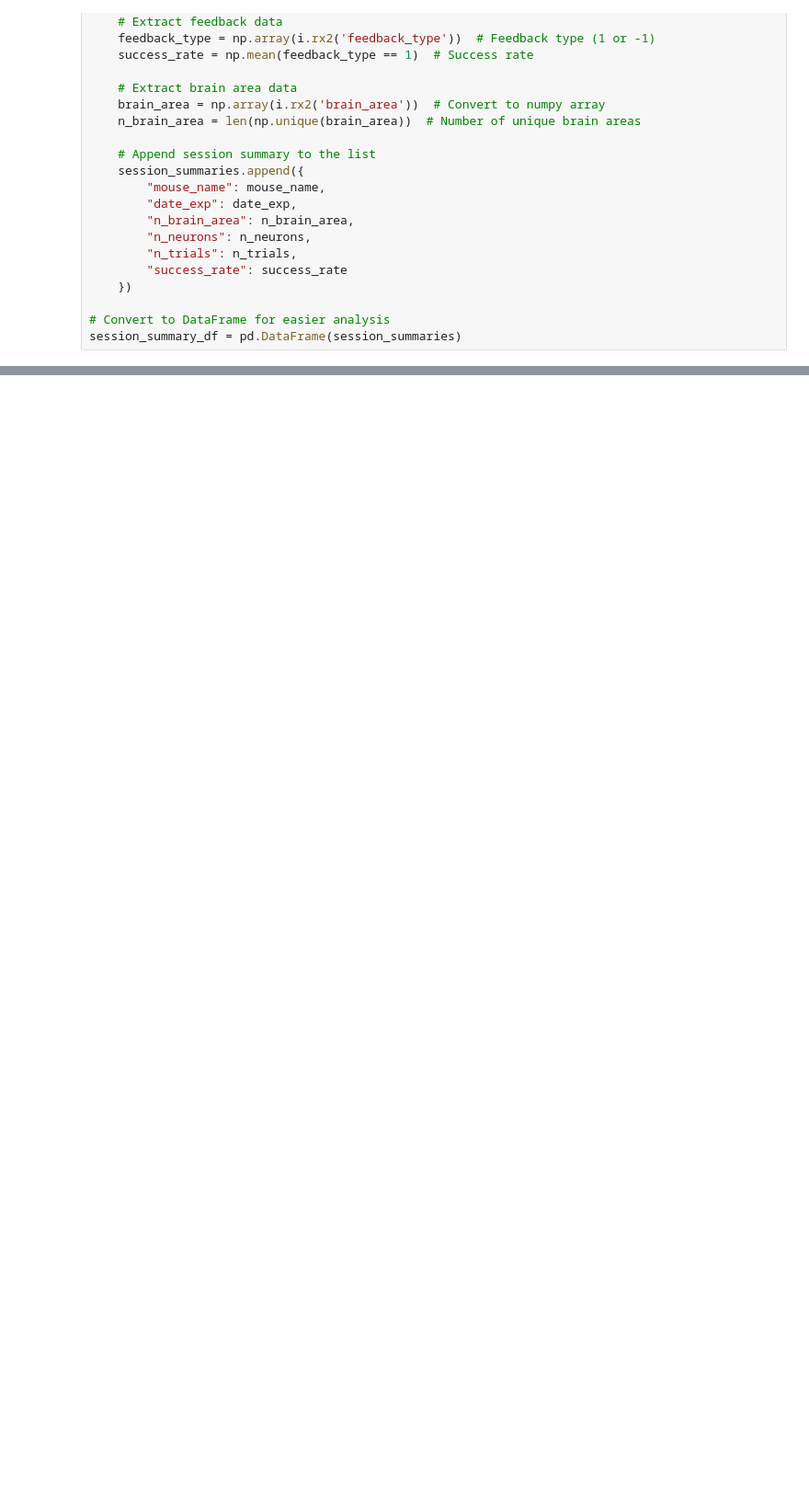
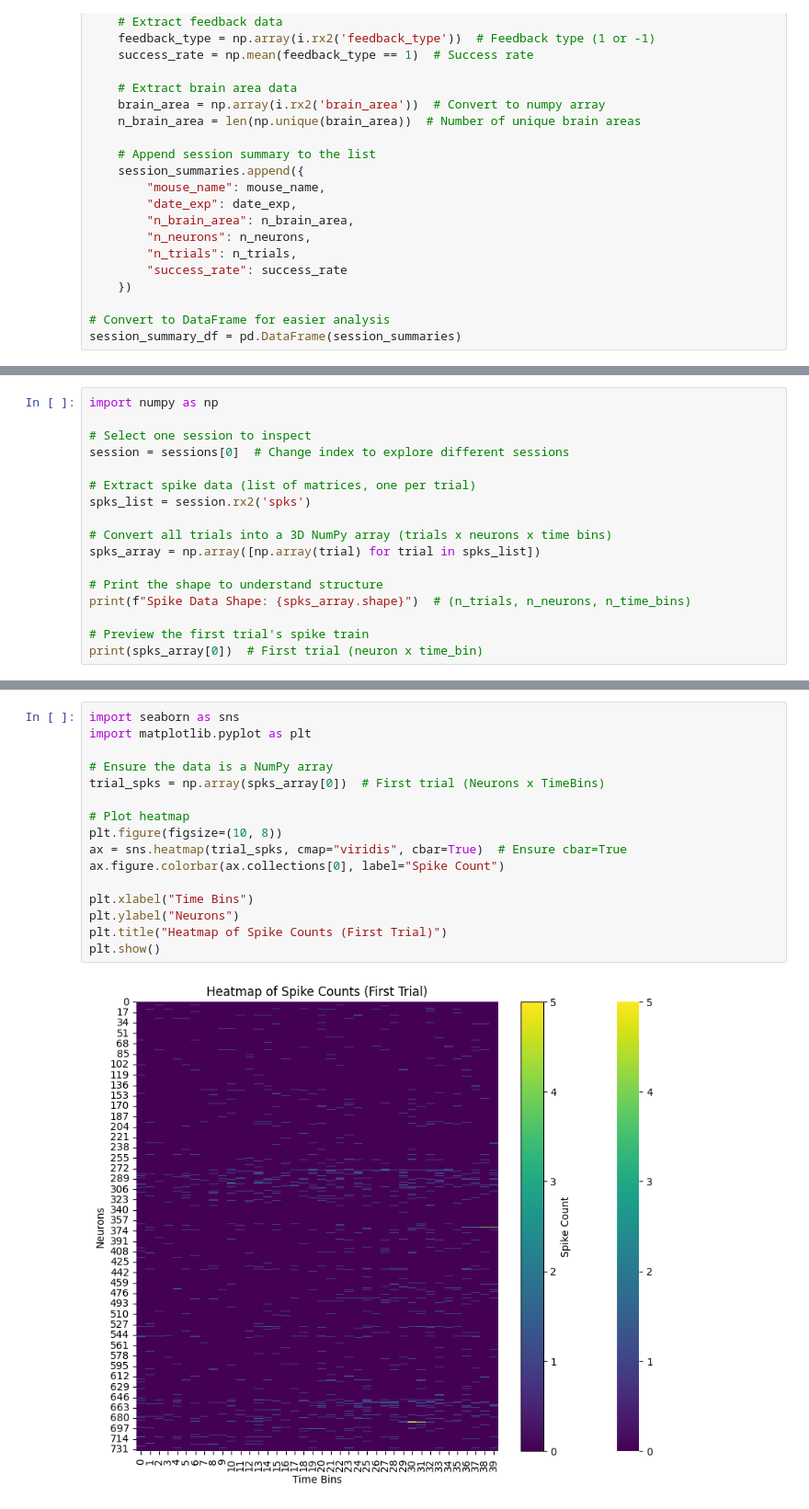
Before and after one commit to shantanudeshp/sta-141a-final-project, a Jupyter notebook: EDA.ipynb, the cells around one changed output, grey strips where cells are left out. Shown at 92% size. Saved outputs shown, nothing was run; the diff lists cells and outputs as text; blank space fills up the shorter version.

```diff
--- a/EDA.ipynb
+++ b/EDA.ipynb
@@ -66,0 +126,17 @@ session_summary_df.head()
+# %%
+import numpy as np
+
+# Select one session to inspect
+session = sessions[0]  # Change index to explore different sessions
+
+# Extract spike data (list of matrices, one per trial)
+spks_list = session.rx2('spks')
+
+# Convert all trials into a 3D NumPy array (trials x neurons x time bins)
+spks_array = np.array([np.array(trial) for trial in spks_list])
+
+# Print the shape to understand structure
+print(f"Spike Data Shape: {spks_array.shape}")  # (n_trials, n_neurons, n_time_bins)
+
+# Preview the first trial's spike train
+print(spks_array[0])  # First trial (neuron x time_bin)
@@ -66,0 +157,18 @@ session_summary_df.head()
+# %%
+import seaborn as sns
+import matplotlib.pyplot as plt
+
+# Ensure the data is a NumPy array
+trial_spks = np.array(spks_array[0])  # First trial (Neurons x TimeBins)
+
+# Plot heatmap
+plt.figure(figsize=(10, 8))
+ax = sns.heatmap(trial_spks, cmap="viridis", cbar=True)  # Ensure cbar=True
+ax.figure.colorbar(ax.collections[0], label="Spike Count")
+
+plt.xlabel("Time Bins")
+plt.ylabel("Neurons")
+plt.title("Heatmap of Spike Counts (First Trial)")
+plt.show()
+# %% [output]
+[figure, added]
```
Also changed, not shown: parts of 5 cells of this notebook, 1 other file.
